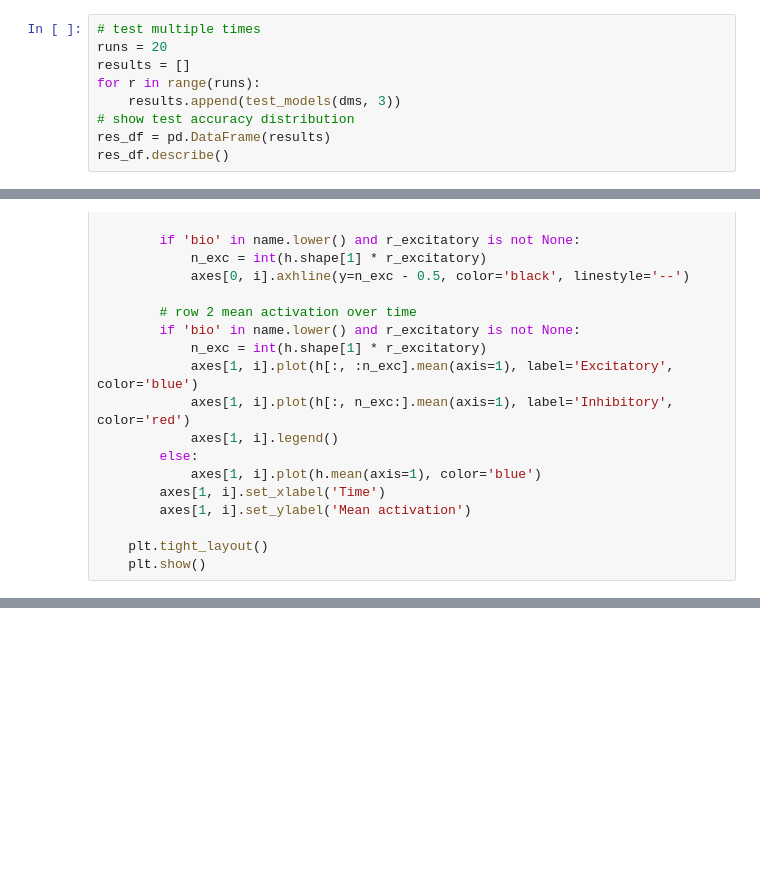
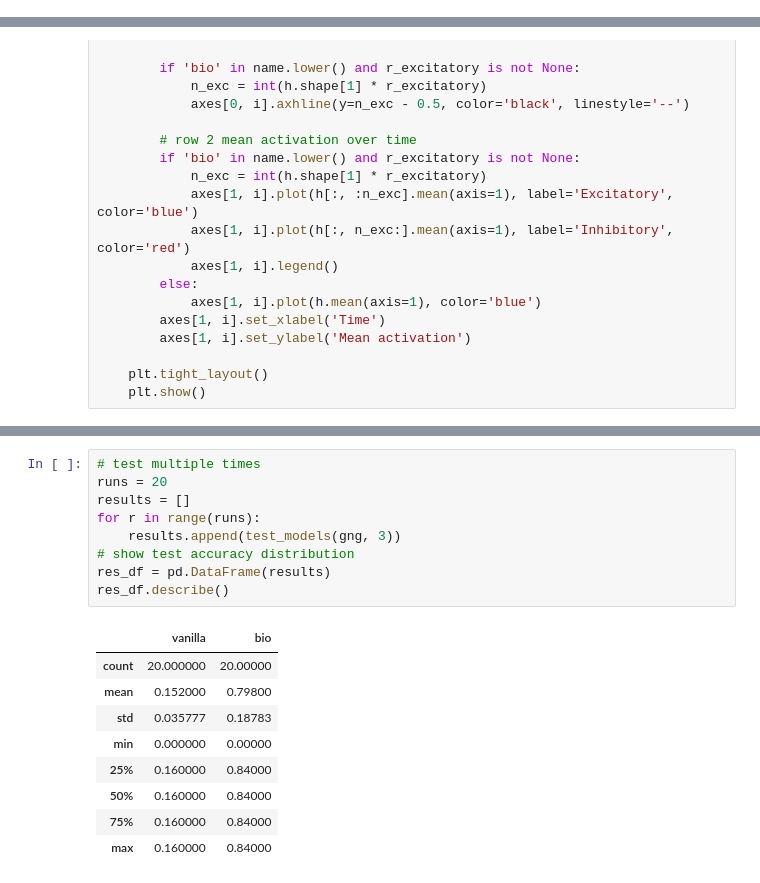
Before and after one commit to nam-ngh/neuro-AI, a Jupyter notebook: main.ipynb, the cells around one changed output, grey strips where cells are left out. Drawn from its saved outputs; the diff is of its cells as text; blank space fills up the shorter version.

```diff
--- a/main.ipynb
+++ b/main.ipynb
@@ -124,9 +90,0 @@ def test_models(experiment, num_trials, is_print=False):
-# %%
-# test multiple times
-runs = 20
-results = []
-for r in range(runs):
-    results.append(test_models(dms, 3))
-# show test accuracy distribution
-res_df = pd.DataFrame(results)
-res_df.describe()
@@ -185,0 +202,19 @@ plot_hidden_comparison(dms, r_excitatory=0.8)
+# %%
+# test multiple times
+runs = 20
+results = []
+for r in range(runs):
+    results.append(test_models(gng, 3))
+# show test accuracy distribution
+res_df = pd.DataFrame(results)
+res_df.describe()
+# %% [output]
+|  | vanilla | bio |
+| count | 20.000000 | 20.00000 |
+| mean | 0.152000 | 0.79800 |
+| std | 0.035777 | 0.18783 |
+| min | 0.000000 | 0.00000 |
+| 25% | 0.160000 | 0.84000 |
+| 50% | 0.160000 | 0.84000 |
+| 75% | 0.160000 | 0.84000 |
+| max | 0.160000 | 0.84000 |
```
Also changed, not shown: parts of 10 cells of this notebook, 2 other files.
